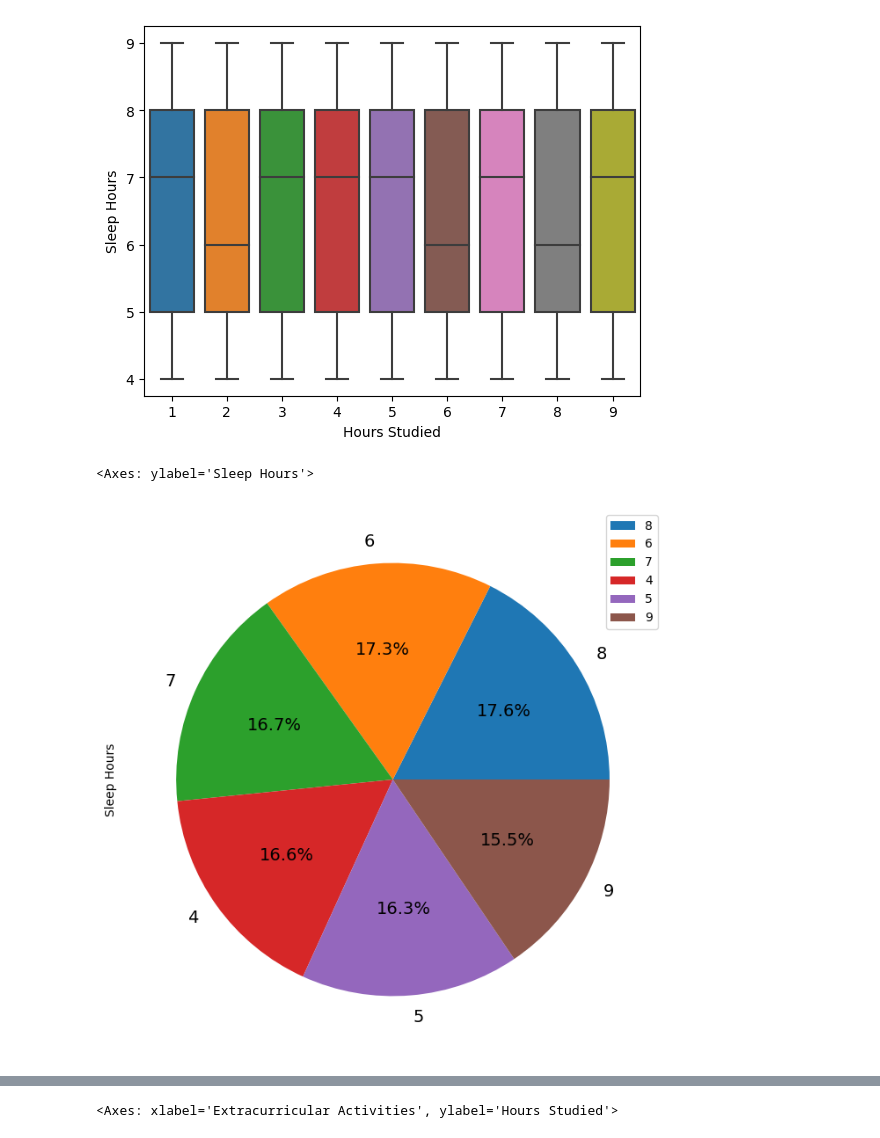
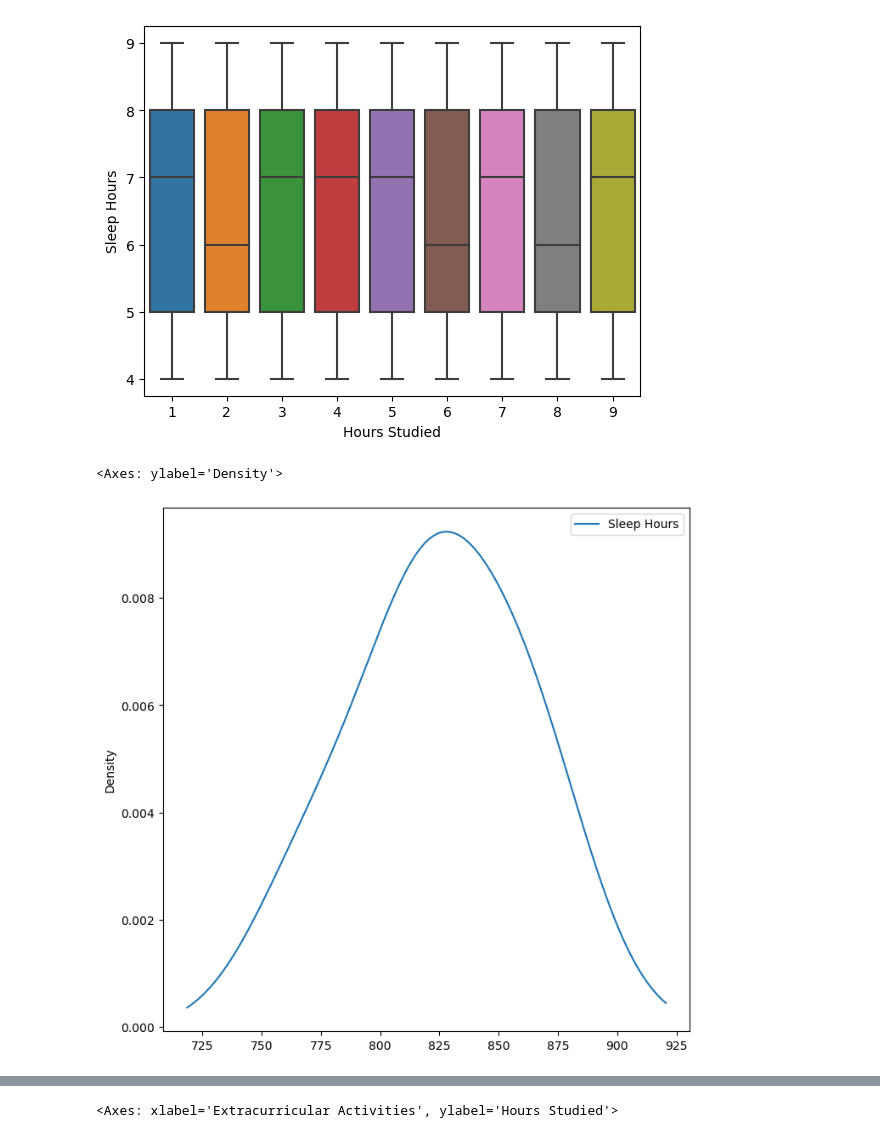
Before and after one commit to life-agrees/student_perfomance_using_Linear_Regression-, a Jupyter notebook: Student_peformance_linearRegression.ipynb, the cells around one changed output, grey strips where cells are left out. Drawn from its saved outputs; the diff is of its cells as text; code cells hidden in the pictures.

```diff
--- a/Student_peformance_linearRegression.ipynb
+++ b/Student_peformance_linearRegression.ipynb
@@ -149,8 +149,8 @@ sns.boxplot(data = stud_perf, x = 'Hours Studied',y = 'Sleep Hours')
 <Axes: xlabel='Hours Studied', ylabel='Sleep Hours'>
 [figure]
 # %%
-stud_perf[stud_perf['Extracurricular Activities']== 'Yes']['Sleep Hours'].value_counts().plot(kind = 'pie',autopct = '%3.1f%%',legend = True,figsize = (8,8),fontsize = (14))
+stud_perf[stud_perf['Extracurricular Activities']== 'Yes']['Sleep Hours'].value_counts().plot(kind = "kde",legend = True,figsize=(8,8),fontsize=(10))
 # %% [output]
-<Axes: ylabel='Sleep Hours'>
+<Axes: ylabel='Density'>
-[figure, old version]
+[figure, new version]
 # %%
```
Also changed, not shown: parts of 9 cells of this notebook.
